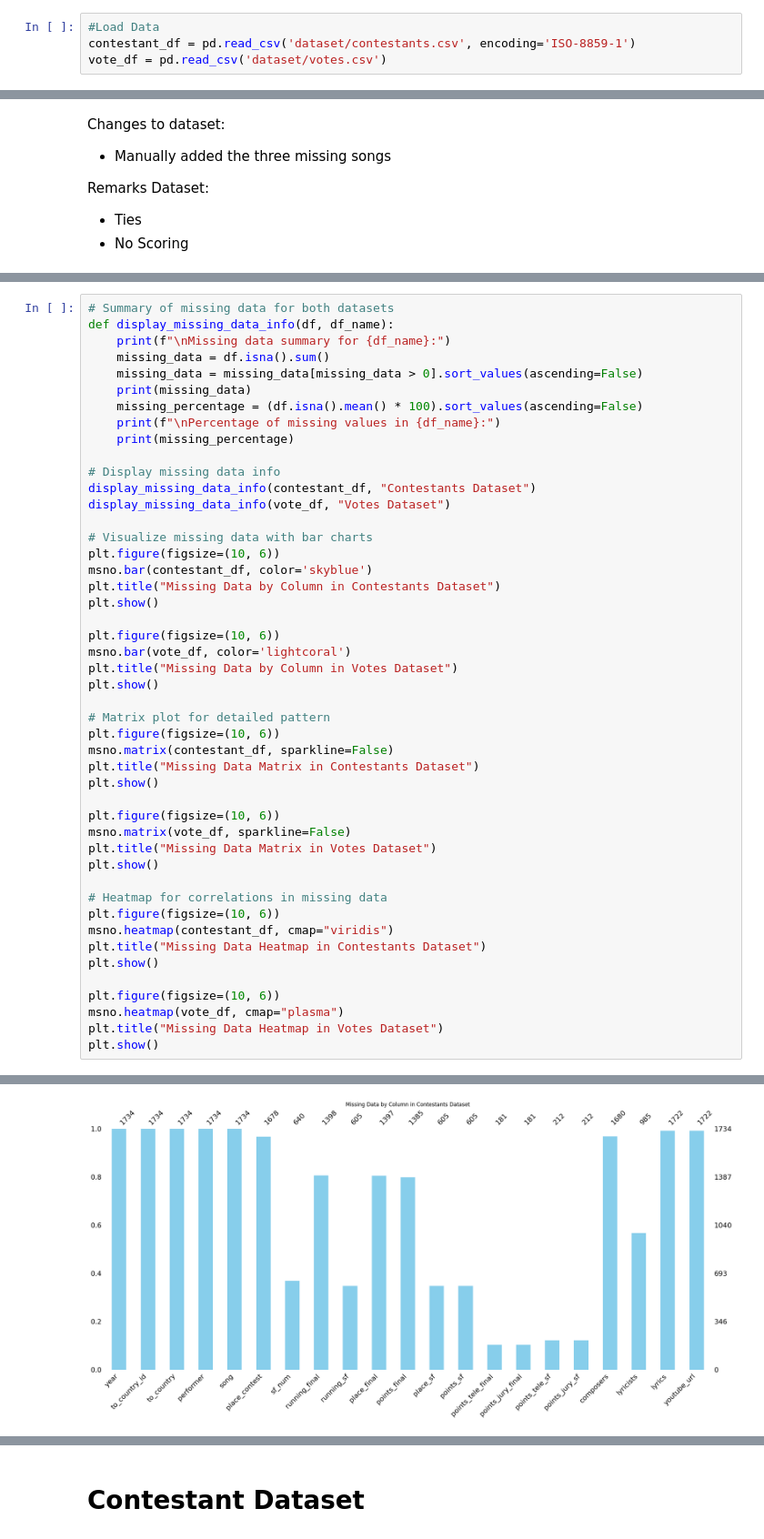
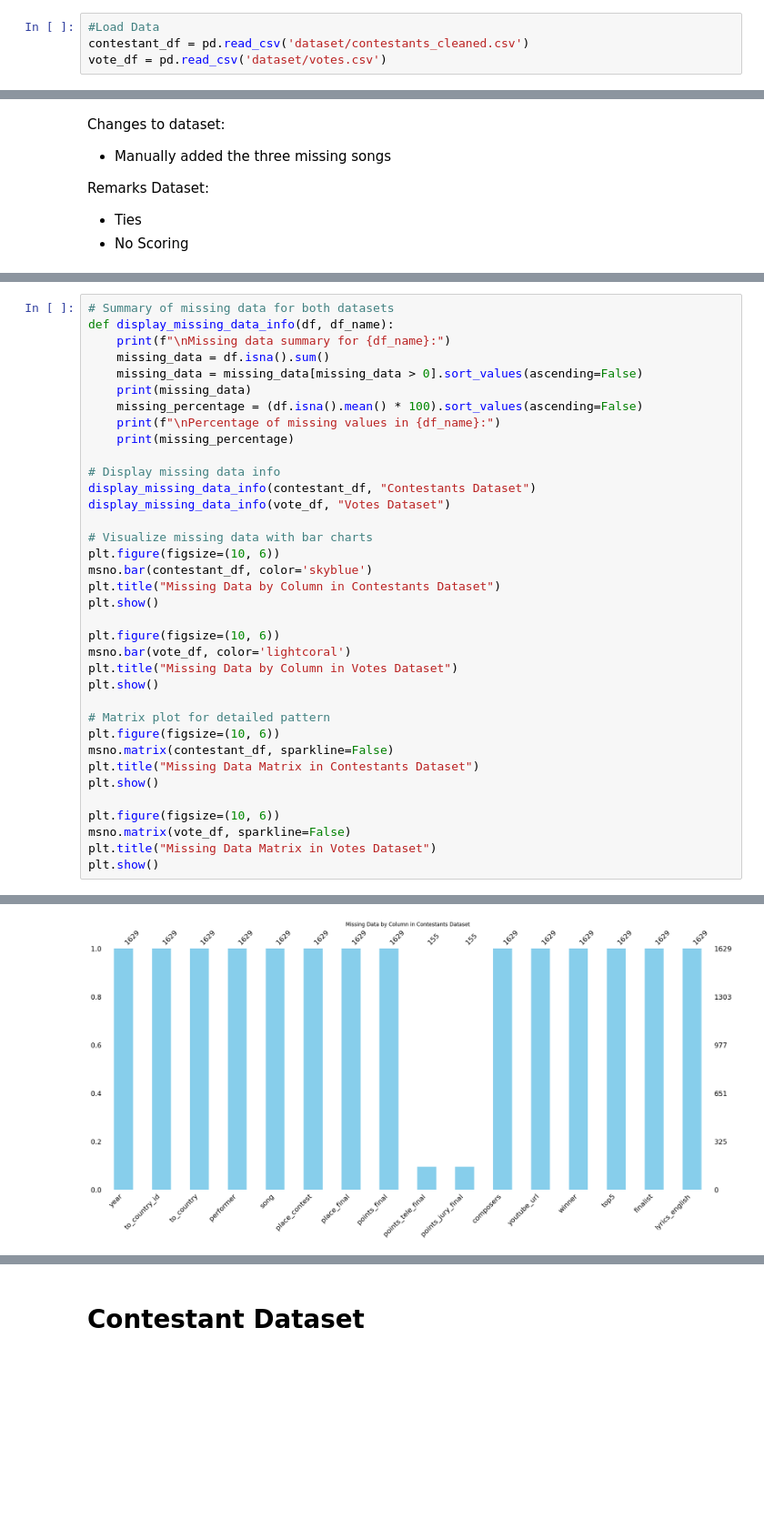
Before and after one commit to mikfre1/Eurotrash, a Jupyter notebook: data_review.ipynb, the cells around one changed output, grey strips where cells are left out. Shown at 91% size. Cells and saved outputs as stored; diff of their text form; blank space fills up the shorter version.

Commit message:
contestants mostly cleaned

```diff
--- a/data_review.ipynb
+++ b/data_review.ipynb
@@ -50,6 +54,6 @@ import missingno as msno
 # Then for the details view we need Title, Country, SInger, Composer, Lyricist and ?Lyric?
 # %%
 #Load Data
-contestant_df = pd.read_csv('dataset/contestants.csv', encoding='ISO-8859-1')
+contestant_df = pd.read_csv('dataset/contestants_cleaned.csv')
 vote_df = pd.read_csv('dataset/votes.csv')
 # %%
@@ -99,16 +111,5 @@ plt.figure(figsize=(10, 6))
 msno.matrix(vote_df, sparkline=False)
 plt.title("Missing Data Matrix in Votes Dataset")
 plt.show()
-
-# Heatmap for correlations in missing data
-plt.figure(figsize=(10, 6))
-msno.heatmap(contestant_df, cmap="viridis")
-plt.title("Missing Data Heatmap in Contestants Dataset")
-plt.show()
-
-plt.figure(figsize=(10, 6))
-msno.heatmap(vote_df, cmap="plasma")
-plt.title("Missing Data Heatmap in Votes Dataset")
-plt.show()
 # %% [output]
 Missing data summary for Contestants Dataset:
@@ -127,7 +128,7 @@ place_final           337
 to_country_id       0.000000
 total_points        0.000000
 to_country          0.000000
 dtype: float64
-[figure, old version]
+[figure, new version]
 [figure]
 <Figure size 1000x600 with 0 Axes>
```
Also changed, not shown: parts of 8 cells of this notebook, 10 other files.
